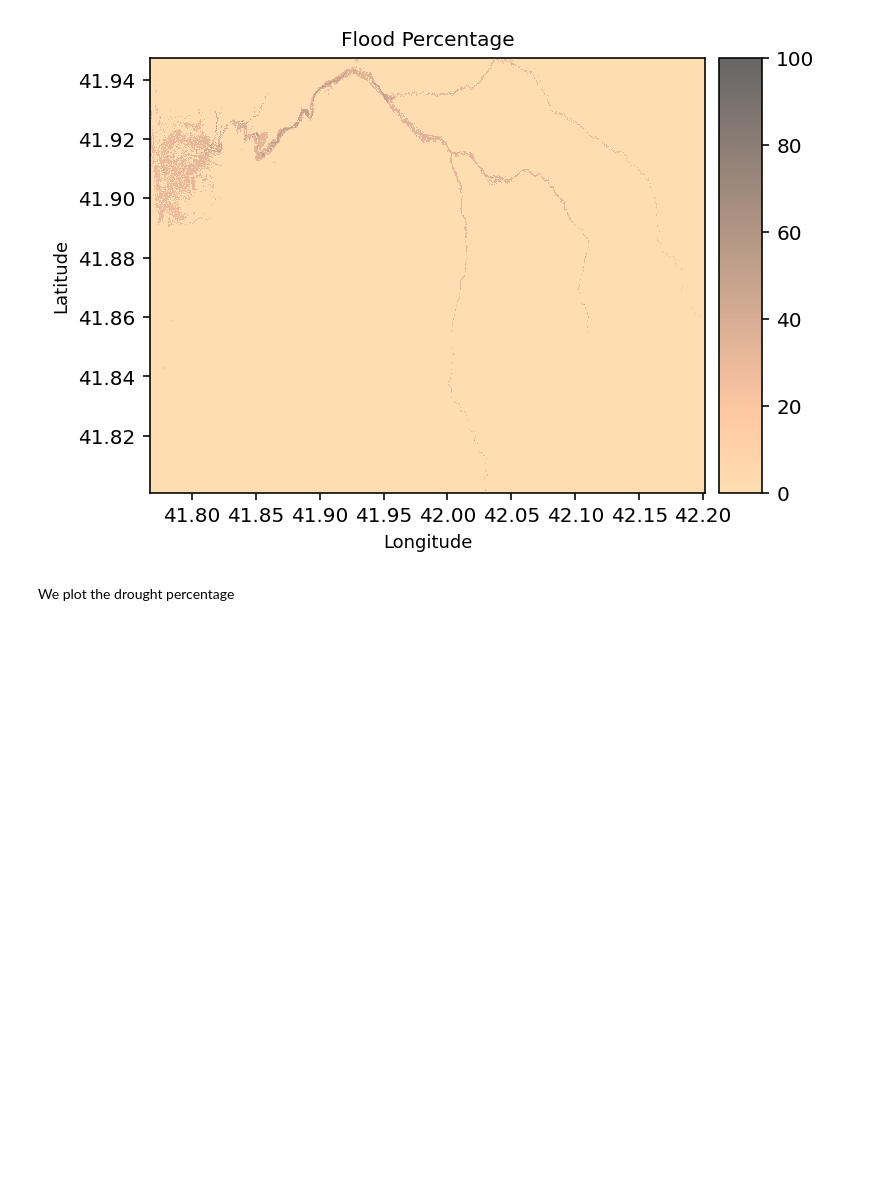
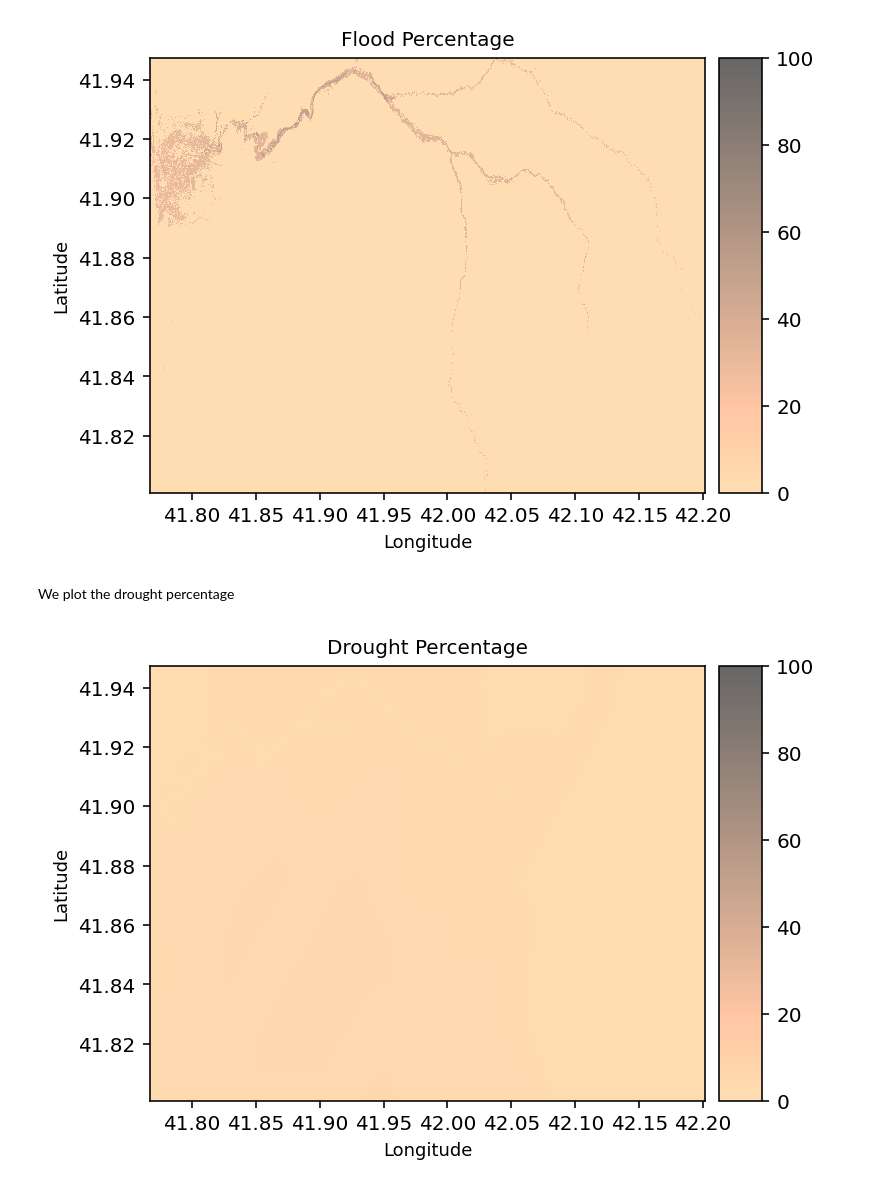
Before and after one commit to Datavizcowboy/Multihazard, a Jupyter notebook: AAHS_Metrics.ipynb, the cells around one changed output. Cells and saved outputs as stored; diff of their text form; code cells hidden in the pictures; blank space fills up the shorter version.

```diff
--- a/AAHS_Metrics.ipynb
+++ b/AAHS_Metrics.ipynb
@@ -236,11 +236,13 @@ We plot the drought percentage
 # %%
 fig,ax = plt.subplots(dpi=144)
 ax.set_ylim(y_min,y_max)
 ax.set_xlim(x_min,x_max)
 ax.set_title('Drought Percentage', fontsize=10,linespacing=4.2)
 ax.set_xlabel('Longitude', fontsize=9,linespacing=4.2)
 ax.set_ylabel('Latitude', fontsize=9)
 cmap = plt.get_cmap('copper_r')
-mesh = ax.pcolormesh(X,Y,per_h,vmin=0, vmax=100,alpha=0.6, cmap=cmap);
+mesh = ax.pcolormesh(X,Y,per_d,vmin=0, vmax=100,alpha=0.6, cmap=cmap);
 plt.colorbar(mesh, ax=ax, shrink=1, pad=.02, aspect=10)
 plt.show()
+# %% [output]
+[figure, added]
```
